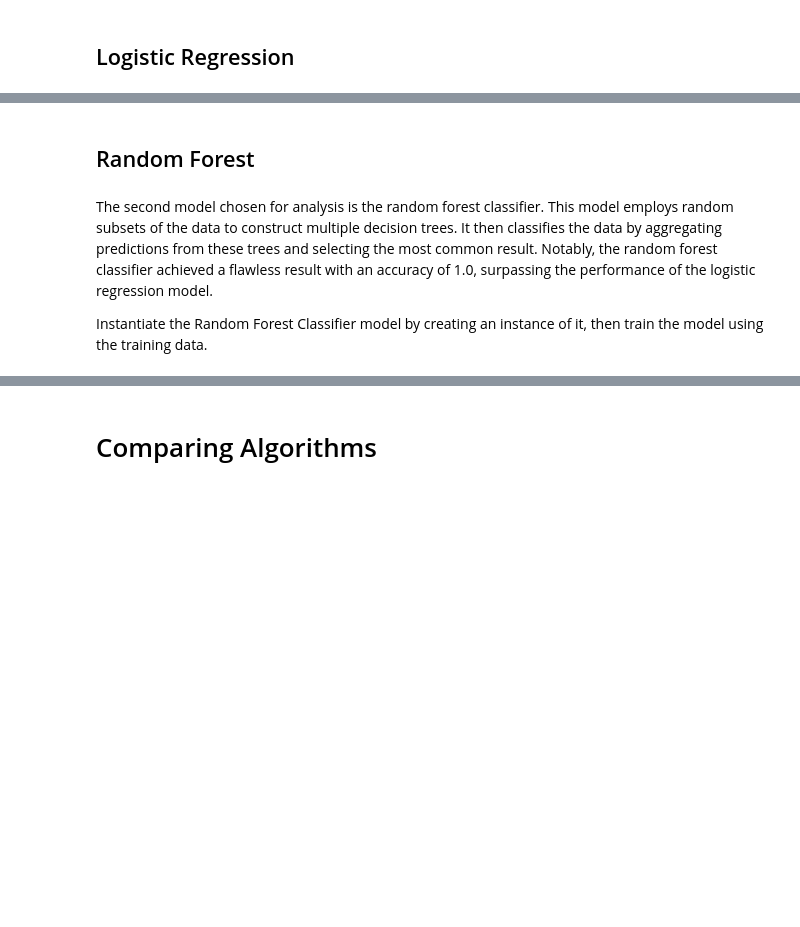
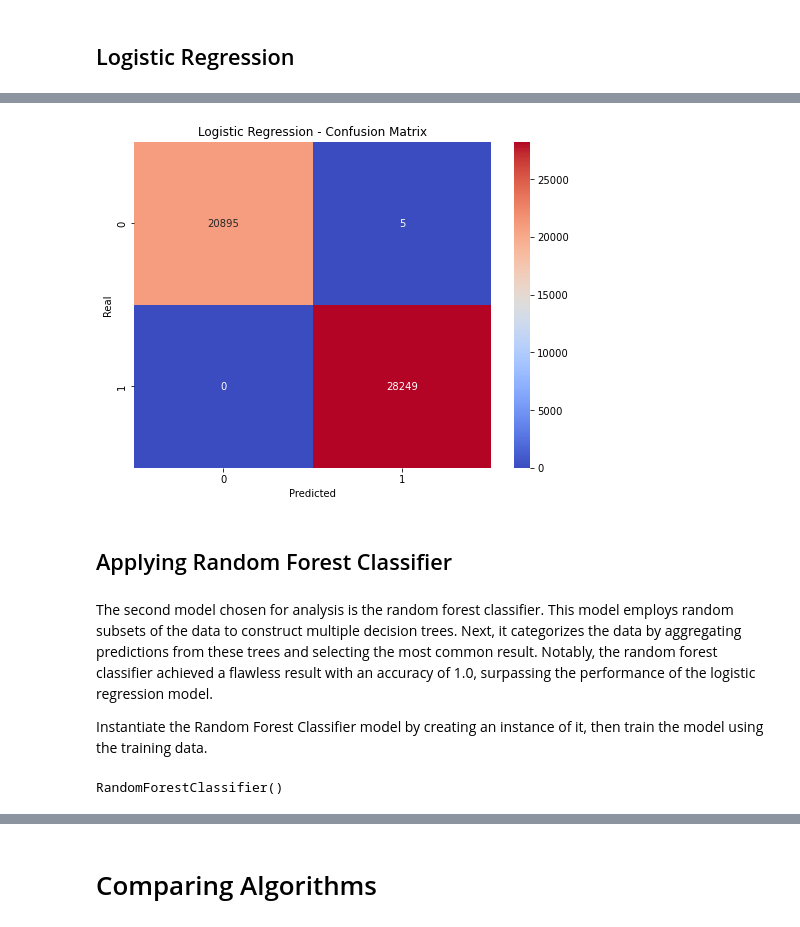
Before and after one commit to heberjuunior/Heber_ML_CA1, a Jupyter notebook: Heber_ML_CA1_Y4.ipynb, the cells around one changed output, grey strips where cells are left out. Saved outputs shown, nothing was run; the diff lists cells and outputs as text; code cells hidden in the pictures; blank space fills up the shorter version.

```diff
--- a/Heber_ML_CA1_Y4.ipynb
+++ b/Heber_ML_CA1_Y4.ipynb
@@ -411,7 +404,9 @@ plt.show()
 # %%
-plt.figure(figsize=(8, 4))
-sns.heatmap(lr_confusion_matrix, annot=True, cmap='Wistia', fmt='g')
-plt.title("Logistic Regression Confusion Matrix")
+plt.figure(figsize=(8, 6))
+sns.heatmap(lr_confusion_matrix, annot=True, cmap='coolwarm', fmt='g')
+plt.title("Logistic Regression - Confusion Matrix")
 plt.xlabel("Predicted")
-plt.ylabel("Actual")
+plt.ylabel("Real")
 plt.show()
+# %% [output]
+[figure, added]
@@ -458,10 +413,12 @@ print(classification_report(y_test, y_pred_lr))
 # %% [markdown]
-## Random Forest
+## Applying Random Forest Classifier
 # %% [markdown]
-The second model chosen for analysis is the random forest classifier. This model employs random subsets of the data to construct multiple decision trees. It then classifies the data by aggregating predictions from these trees and selecting the most common result. Notably, the random forest classifier achieved a flawless result with an accuracy of 1.0, surpassing the performance of the logistic regression model.
+The second model chosen for analysis is the random forest classifier. This model employs random subsets of the data to construct multiple decision trees. Next, it categorizes the data by aggregating predictions from these trees and selecting the most common result. Notably, the random forest classifier achieved a flawless result with an accuracy of 1.0, surpassing the performance of the logistic regression model.
 
 Instantiate the Random Forest Classifier model by creating an instance of it, then train the model using the training data.
 # %%
 rf = RandomForestClassifier()
-rf.fit(X_train, y_train)
+rf.fit(x_train, y_train)
+# %% [output]
+RandomForestClassifier()
 # %%
```
Also changed, not shown: parts of 46 cells of this notebook.
